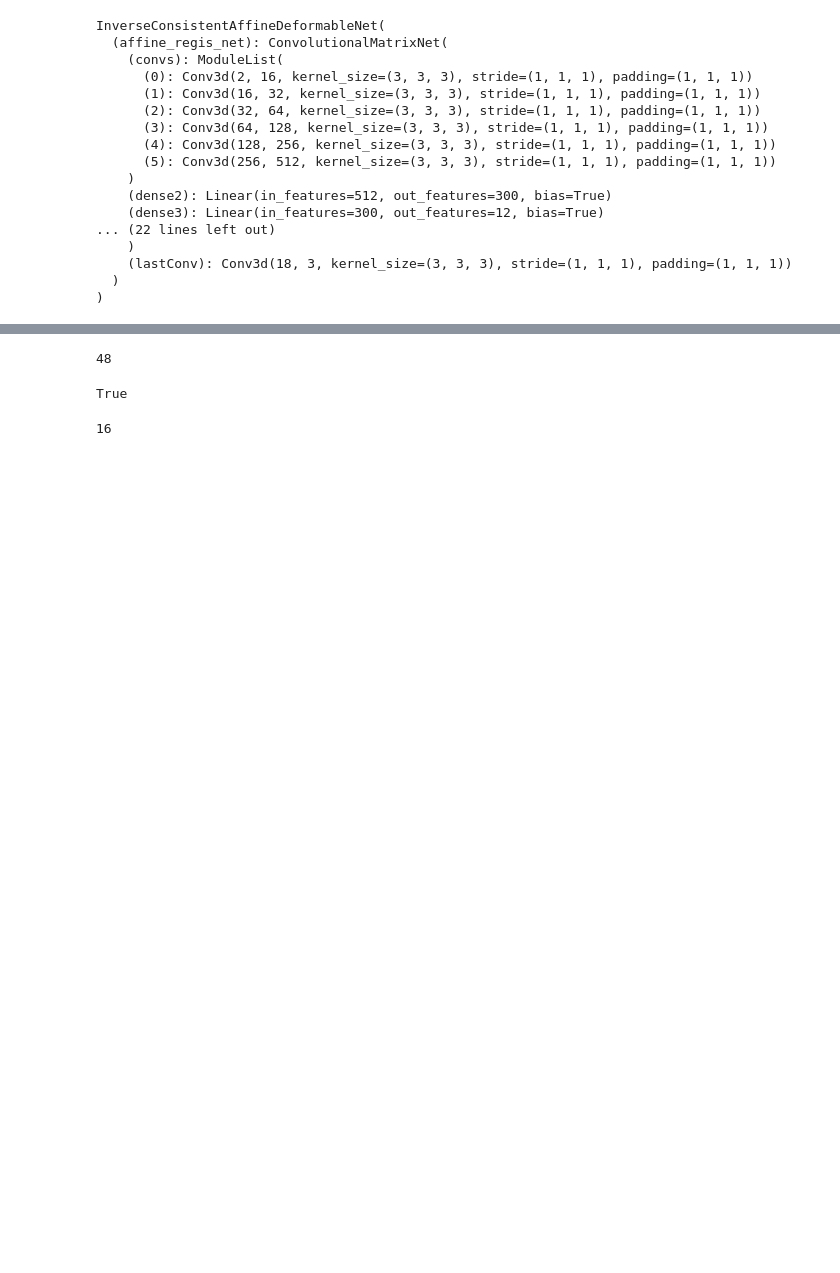
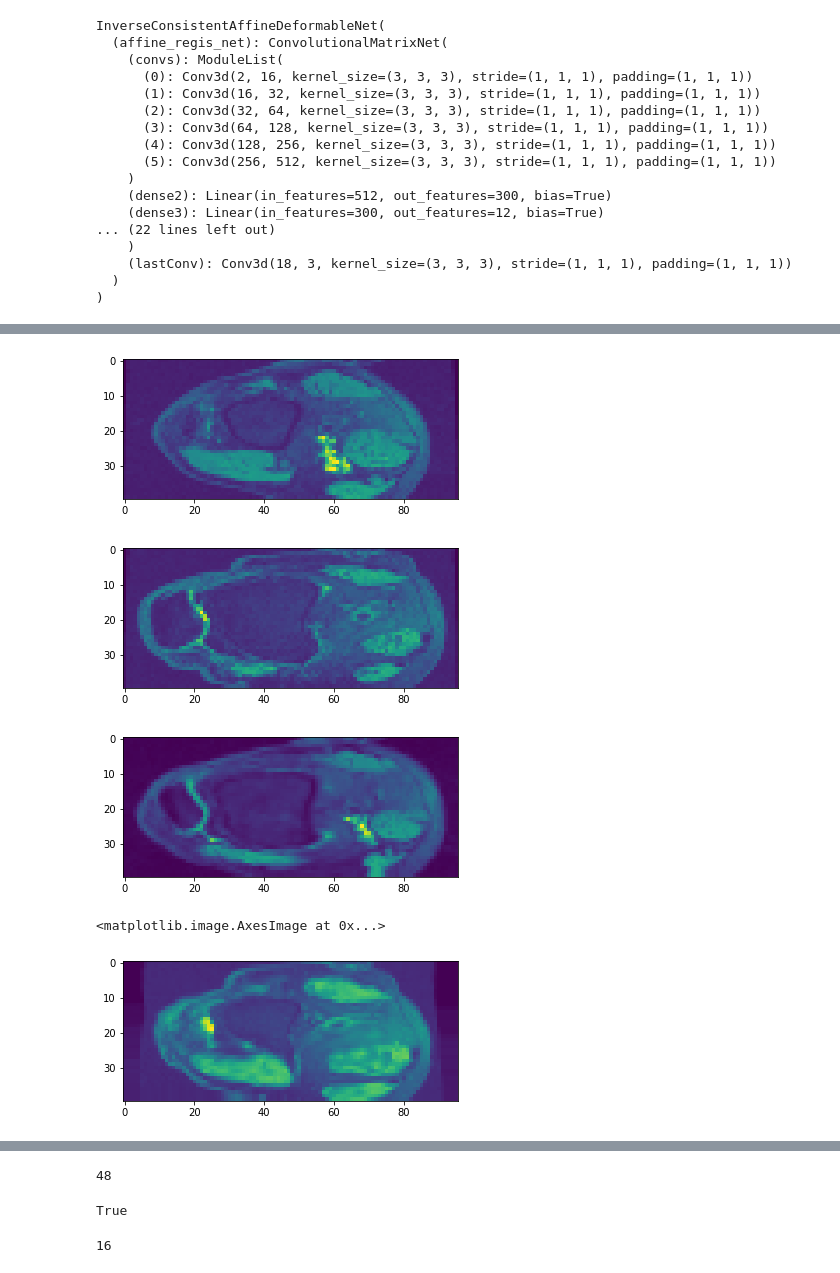
Before and after one commit to HastingsGreer/InverseConsistency, a Jupyter notebook: notebooks/InvestigateAffineDeformableKnee.ipynb, the cells around one changed output, grey strips where cells are left out. Saved outputs shown, nothing was run; the diff lists cells and outputs as text; code cells hidden in the pictures; blank space fills up the shorter version.

```diff
--- a/notebooks/InvestigateAffineDeformableKnee.ipynb
+++ b/notebooks/InvestigateAffineDeformableKnee.ipynb
@@ -95,3 +82,19 @@ plt.imshow(fixed_image[0, 0, 10].cpu() - net.warped_image_A[0, 0, 10].cpu().deta
+# %%
+import matplotlib.pyplot as plt
+N = 20
+plt.imshow(moving_image[N, 0, :, 20].cpu())
+plt.show()
+plt.imshow(fixed_image[N, 0, :, 20].cpu())
+plt.show()
+plt.imshow(net.warped_image_A[N, 0, :, 20].cpu().detach())
+plt.show()
+plt.imshow(net.warped_image_B[N, 0, :, 20].cpu().detach())
+# %% [output]
+[figure, added]
+[figure, added]
+[figure, added]
+<matplotlib.image.AxesImage at 0x...>
+[figure, added]
 # %%
 import matplotlib.pyplot as plt
 plt.imshow(moving_image[0, 0, :, 10].cpu())
```
Also changed, not shown: parts of 36 cells of this notebook, 1 other file.
